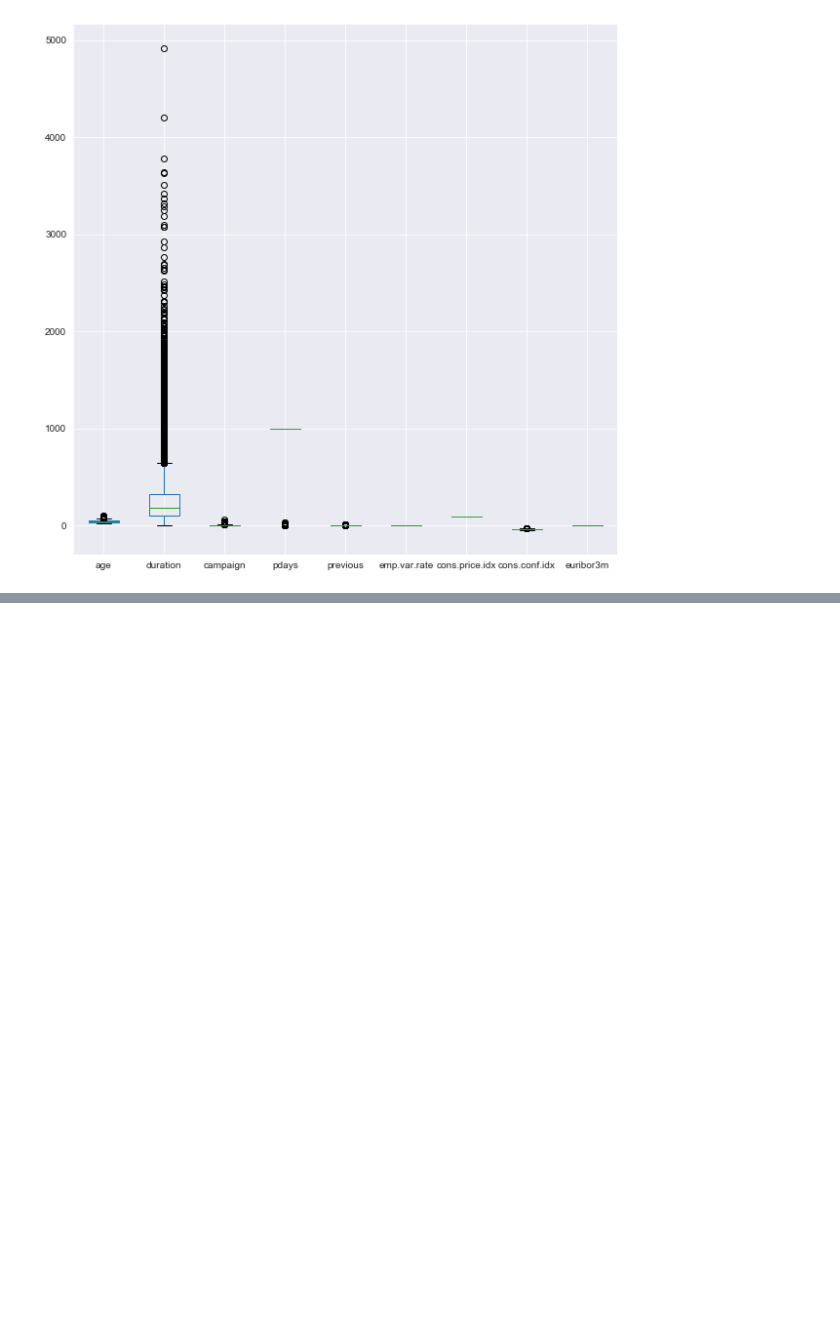
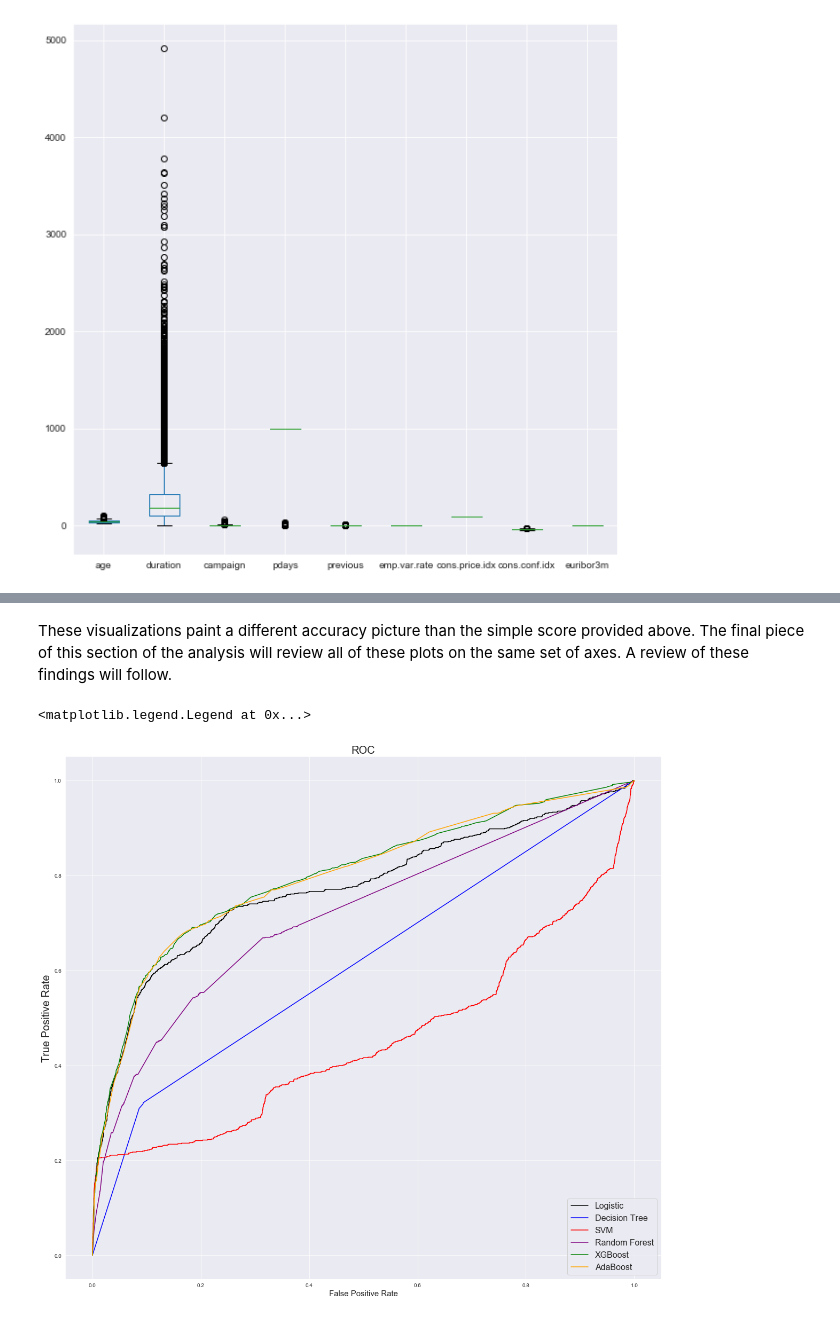
Before and after one commit to MissAle17/Bank_marketing, a Jupyter notebook: Bank Marketing.ipynb, the cells around one changed output, grey strips where cells are left out. Cells and saved outputs as stored; diff of their text form; code cells hidden in the pictures; blank space fills up the shorter version.

```diff
--- a/Bank Marketing.ipynb
+++ b/Bank Marketing.ipynb
@@ -257,0 +308,11 @@ features.boxplot(figsize=(10,10))
+# %%
+#Splitting the data into dependent and independent variables
+y = target
+X = df
+
+#80% training data with train test split
+X_train, X_test, y_train, y_test = train_test_split(X, y, test_size=.2)
+
+#ensuring the dependent variables are stored as numeric datatypes
+y_train = y_train.astype('int')
+y_test = y_test.astype('int')
@@ -257,0 +493,20 @@ features.boxplot(figsize=(10,10))
+# %% [markdown]
+These visualizations paint a different accuracy picture than the simple score provided above. The final piece of this section of the analysis will review all of these plots on the same set of axes. A review of these findings will follow.
+# %%
+#plotting the ROC on the same axis
+fig, ax = plt.subplots(nrows = 1, ncols = 1, figsize = (20,18))
+
+ax.plot(fprlog, tprlog, 'b', label = 'Logistic', color='black')
+ax.plot(fprdtree, tprdtree, 'b', label = 'Decision Tree', color='blue')
+ax.plot(fprsvm, tprsvm, 'b', label = 'SVM', color='red')
+ax.plot(fprrf, tprrf, 'b', label = 'Random Forest', color='purple')
+ax.plot(fprxgb, tprxgb, 'b', label = 'XGBoost', color='green')
+ax.plot(fpradb, tpradb, 'b', label = 'AdaBoost', color='orange')
+
+ax.set_title('ROC',fontsize=20)
+ax.set_ylabel('True Positive Rate',fontsize=20)
+ax.set_xlabel('False Positive Rate',fontsize=15)
+ax.legend(loc = 'lower right', prop={'size': 16})
+# %% [output]
+<matplotlib.legend.Legend at 0x...>
+[figure, added]
```
Also changed, not shown: parts of 21 cells of this notebook, 3 other files.
